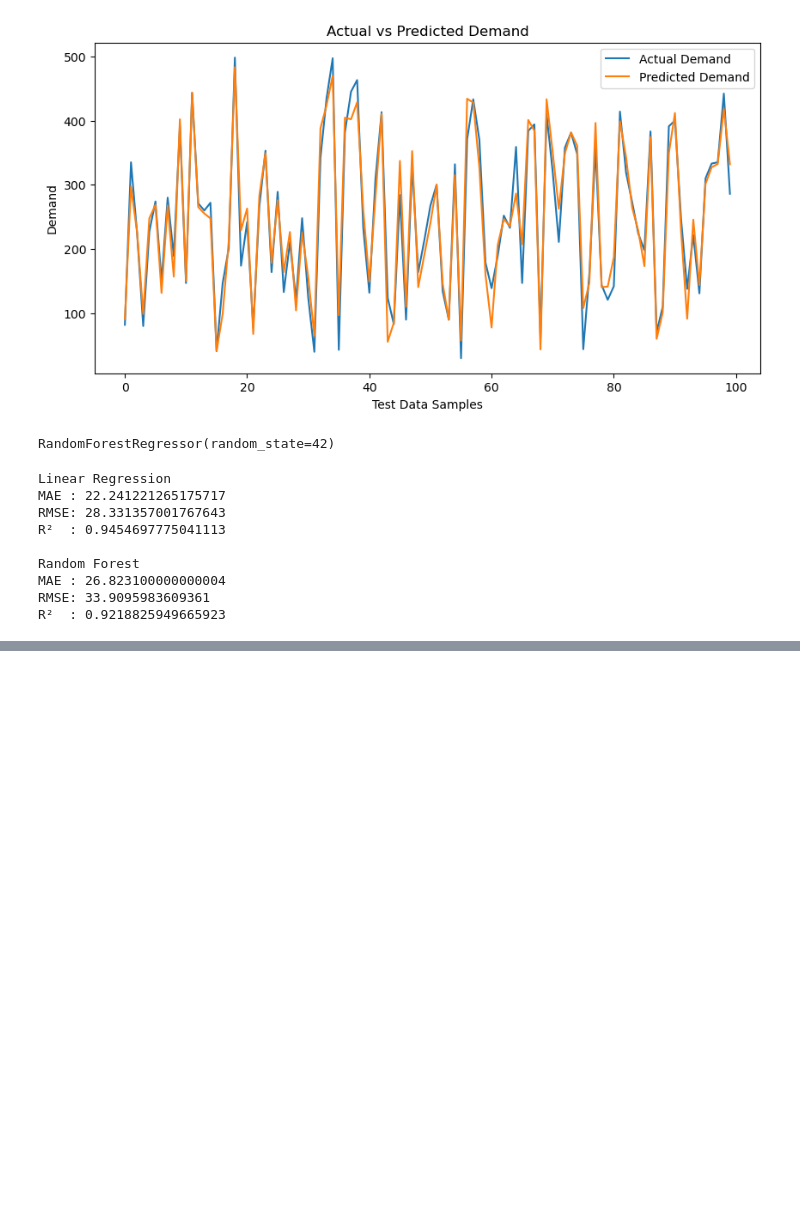
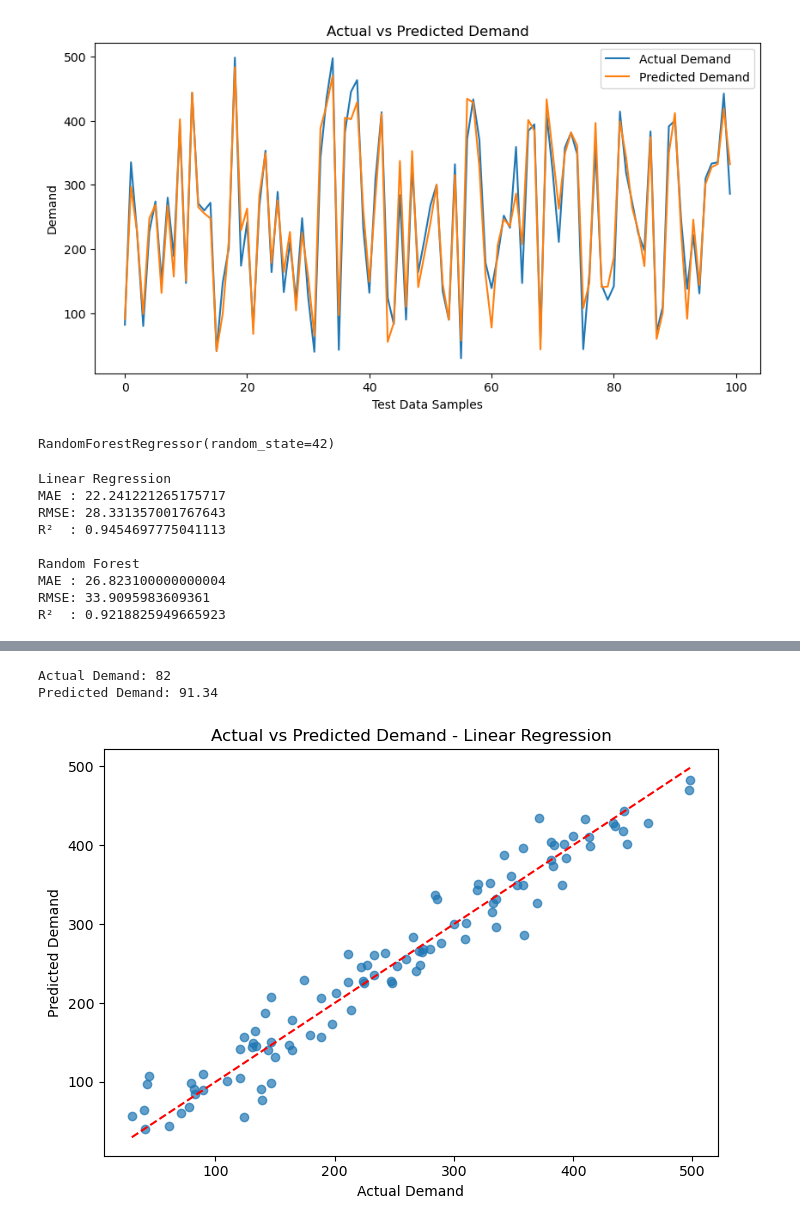
Before and after one commit to satyam18srivastava/production-demand-prediction, a Jupyter notebook: ML Project.ipynb, the cells around one changed output, grey strips where cells are left out. Saved outputs shown, nothing was run; the diff lists cells and outputs as text; code cells hidden in the pictures; blank space fills up the shorter version.

```diff
--- a/ML Project.ipynb
+++ b/ML Project.ipynb
@@ -276,0 +289,12 @@ R²  : 0.9218825949665923
+# %%
+dt_mae = mean_absolute_error(y_test, dt_pred)
+
+dt_rmse = np.sqrt(
+    mean_squared_error(y_test, dt_pred)
+)
+
+dt_r2 = r2_score(y_test, dt_pred)
+
+print("Decision Tree MAE:", dt_mae)
+print("Decision Tree RMSE:", dt_rmse)
+print("Decision Tree R2:", dt_r2)
@@ -276,0 +419,29 @@ R²  : 0.9218825949665923
+# %%
+loaded_model = joblib.load("best_demand_model.pkl")
+loaded_features = joblib.load("model_features.pkl")
+
+sample = X_test.iloc[[0]]
+sample_prediction = loaded_model.predict(sample)
+
+print("Actual Demand:", y_test.iloc[0])
+print("Predicted Demand:", round(sample_prediction[0], 2))
+# %% [output]
+Actual Demand: 82
+Predicted Demand: 91.34
+# %%
+best_predictions = best_model.predict(X_test)
+
+plt.figure(figsize=(7, 5))
+plt.scatter(y_test, best_predictions, alpha=0.7)
+plt.xlabel("Actual Demand")
+plt.ylabel("Predicted Demand")
+plt.title(f"Actual vs Predicted Demand - {best_model_name}")
+
+min_val = min(y_test.min(), best_predictions.min())
+max_val = max(y_test.max(), best_predictions.max())
+
+plt.plot([min_val, max_val], [min_val, max_val], "r--")
+plt.tight_layout()
+plt.show()
+# %% [output]
+[figure, added]
```
Also changed, not shown: parts of 11 cells of this notebook, 5 other files.
